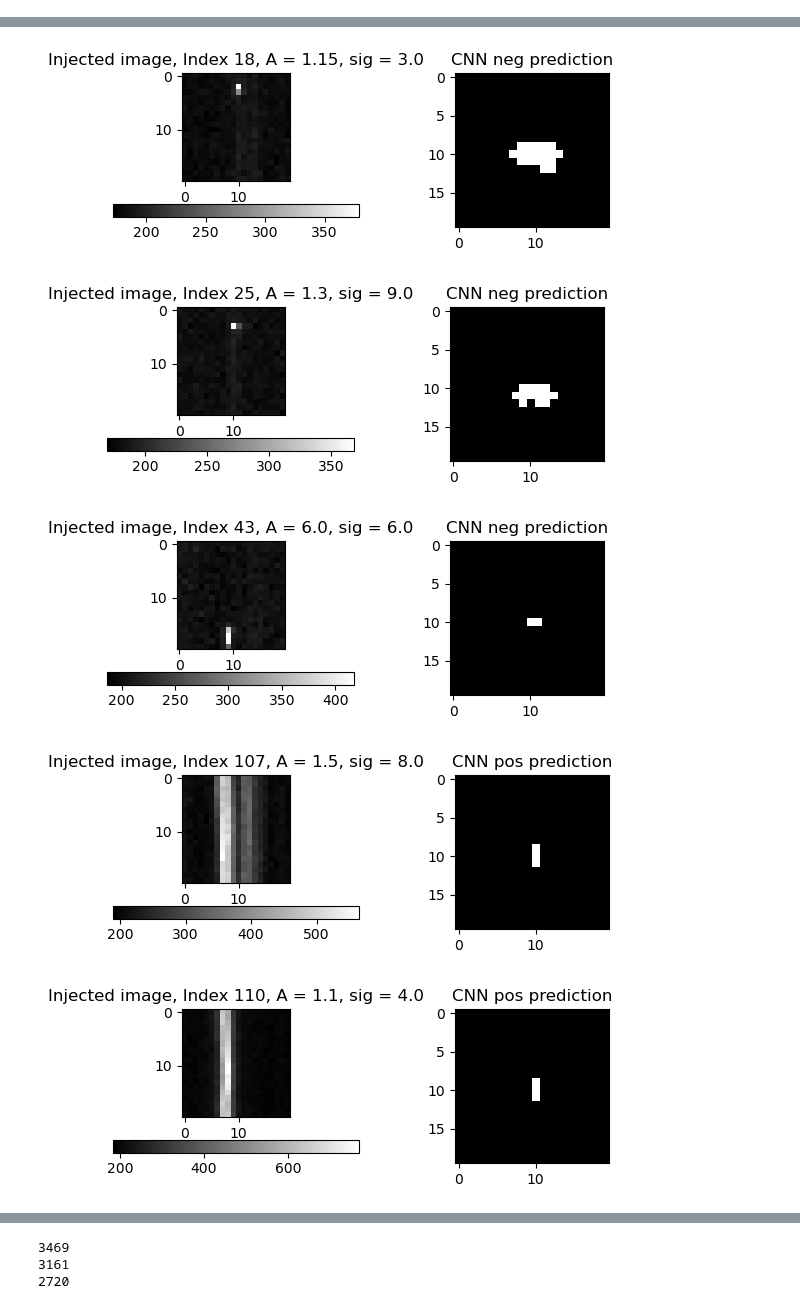
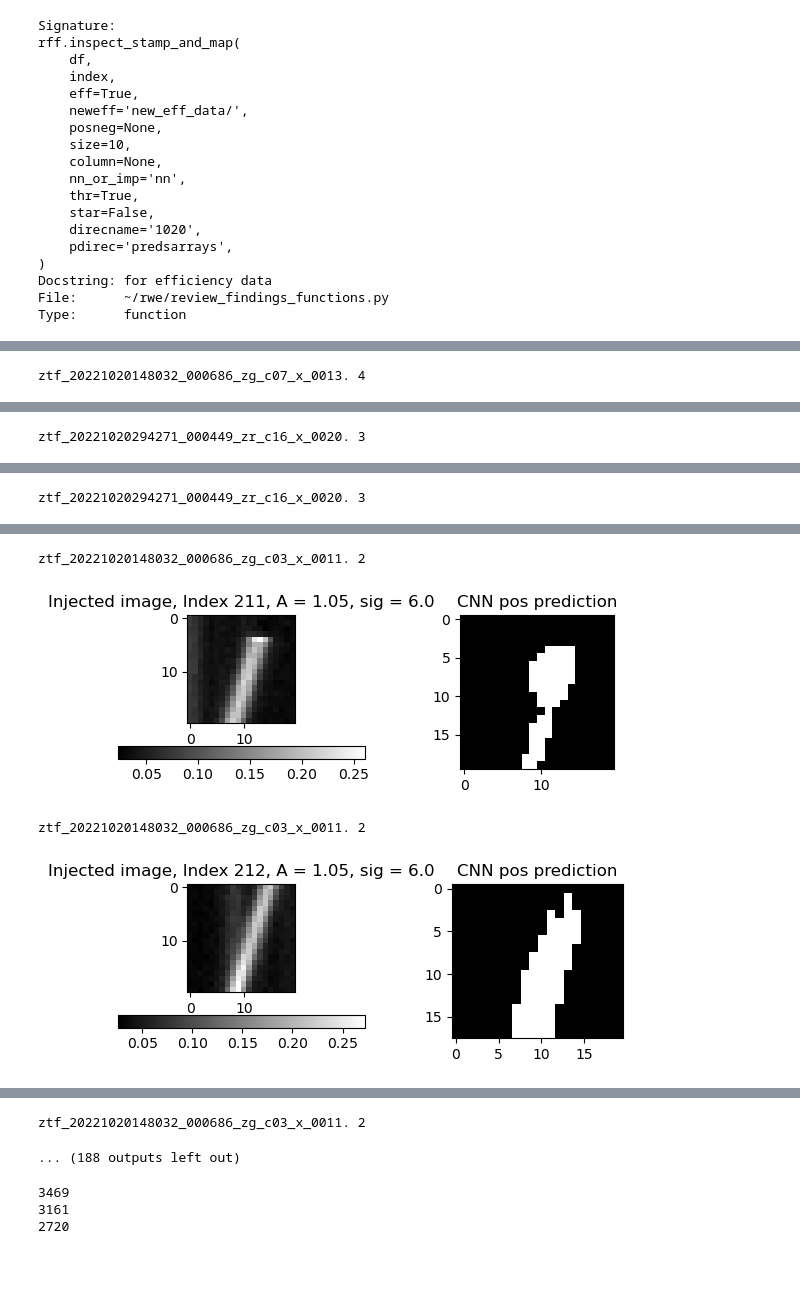
Before and after one commit to SHDaniels/Continuous-Readout-Image-Transient-Detection-with-CNNs, a Jupyter notebook: inspect_offcenter_cnn.ipynb, the cells around one changed output, grey strips where cells are left out. Cells and saved outputs as stored; diff of their text form; code cells hidden in the pictures; blank space fills up the shorter version.

```diff
--- a/inspect_offcenter_cnn.ipynb
+++ b/inspect_offcenter_cnn.ipynb
@@ -28,10 +26,10 @@ plt.rcParams["image.interpolation"] = "nearest"
 plt.rcParams["image.cmap"] = "gist_gray"
 # %%
 
-df_paths_2 = "predsarrays_offset_reduced_more/"
+df_paths_2 = "predsarrays_offset_half/"
 
-df_neg_base_path = "/lustre/lrspec/ZTF_data/efficiency_testing/full_image_implantations_neg/"
-df_pos_base_path = "/lustre/lrspec/ZTF_data/efficiency_testing/full_image_implantations_pos/"
+df_neg_base_path = "/lustre/lrspec/ZTF_data/efficiency_testing/new_eff_data/full_image_implantations_neg/"
+df_pos_base_path = "/lustre/lrspec/ZTF_data/efficiency_testing/new_eff_data/full_image_implantations_pos/"
 
 df_neg = pd.read_csv(f"{df_neg_base_path+df_paths_2}"+"df_matched")
 df_pos =  pd.read_csv(f"{df_pos_base_path+df_paths_2}"+"df_matched")
@@ -56,4 +54,26 @@ df_pos[df_pos['dist_to_implant']>50]
+# %%
+rff.inspect_stamp_and_map?
+# %% [output]
+Signature:
+rff.inspect_stamp_and_map(
+    df,
+    index,
+    eff=True,
+    neweff='new_eff_data/',
+    posneg=None,
+    size=10,
+    column=None,
+    nn_or_imp='nn',
+    thr=True,
+    star=False,
+    direcname='1020',
+    pdirec='predsarrays',
+)
+Docstring: for efficiency data
+File:      ~/rwe/review_findings_functions.py
+Type:      function
 # %%
-for index in df_pos[df_pos['dist_to_implant']>50].index[3:100]:
+for index in df_pos[df_pos['dist_to_implant']>50].index[0:100]:
     rff.inspect_stamp_and_map(df_pos, index, posneg='pos',pdirec=df_paths_2)
+    print(df_pos.loc[index, "filename"], df_pos.loc[index, "quad"])
 # %% [output]
@@ -60,0 +81 @@ for index in df_pos[df_pos['dist_to_implant']>50].index[3:100]:
+ztf_20221020148032_000686_zg_c07_x_0013. 4
@@ -61,0 +83 @@ for index in df_pos[df_pos['dist_to_implant']>50].index[3:100]:
+ztf_20221020294271_000449_zr_c16_x_0020. 3
@@ -62,0 +85 @@ for index in df_pos[df_pos['dist_to_implant']>50].index[3:100]:
+ztf_20221020294271_000449_zr_c16_x_0020. 3
@@ -64,5 +87,4 @@ for index in df_pos[df_pos['dist_to_implant']>50].index[3:100]:
+ztf_20221020148032_000686_zg_c03_x_0011. 2
-[figure, old version]
+[figure, new version]
+ztf_20221020148032_000686_zg_c03_x_0011. 2
-[figure, old version]
+[figure, new version]
-[figure, removed]
-[figure, removed]
-[figure, removed]
@@ -73,3 +91,5 @@ for index in df_pos[df_pos['dist_to_implant']>50].index[3:100]:
+ztf_20221020148032_000686_zg_c03_x_0011. 2
+... (188 outputs left out)
 # %%
 def get_histtable(df):
     '''
```
Also changed, not shown: parts of 4 cells of this notebook, 23 other files.
